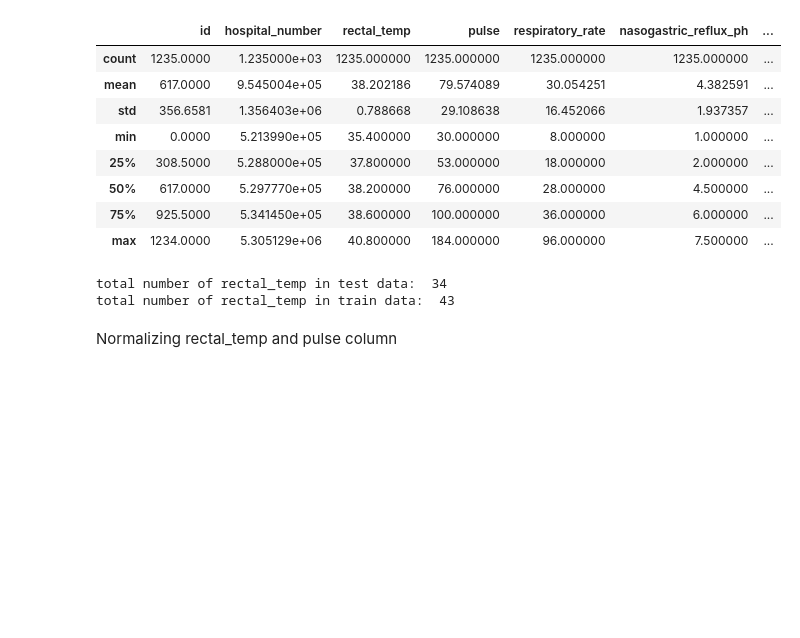
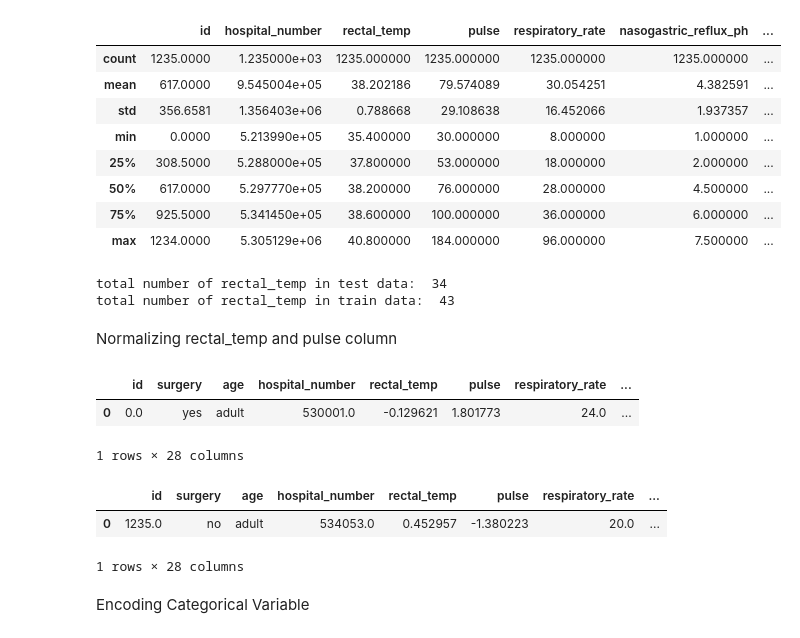
Before and after one commit to iamabhaytiwari343/Machine-Learning, a Jupyter notebook: Predict Health Outcomes of Horses/notebook.ipynb, the cells around one changed output. Saved outputs shown, nothing was run; the diff lists cells and outputs as text; code cells hidden in the pictures; blank space fills up the shorter version.

```diff
--- a/Predict Health Outcomes of Horses/notebook.ipynb
+++ b/Predict Health Outcomes of Horses/notebook.ipynb
@@ -210,0 +268,7 @@ Normalizing rectal_temp and pulse column
+# %%
+scaler = StandardScaler()
+scaler.fit(train[['rectal_temp']])
+train['rectal_temp'] = scaler.transform(train[['rectal_temp']])
+# %%
+scaler.fit(train[['pulse']])
+train['pulse'] = scaler.transform(train[['pulse']])
@@ -210,0 +280,14 @@ Normalizing rectal_temp and pulse column
+# %%
+train.head(1)
+# %% [output]
+|  | id | surgery | age | hospital_number | rectal_temp | pulse | respiratory_rate | ... |
+| 0 | 0.0 | yes | adult | 530001.0 | -0.129621 | 1.801773 | 24.0 | ... |
+1 rows × 28 columns
+# %%
+test.head(1)
+# %% [output]
+|  | id | surgery | age | hospital_number | rectal_temp | pulse | respiratory_rate | ... |
+| 0 | 1235.0 | no | adult | 534053.0 | 0.452957 | -1.380223 | 20.0 | ... |
+1 rows × 28 columns
+# %% [markdown]
+Encoding Categorical Variable
```
Also changed, not shown: parts of 8 cells of this notebook.
